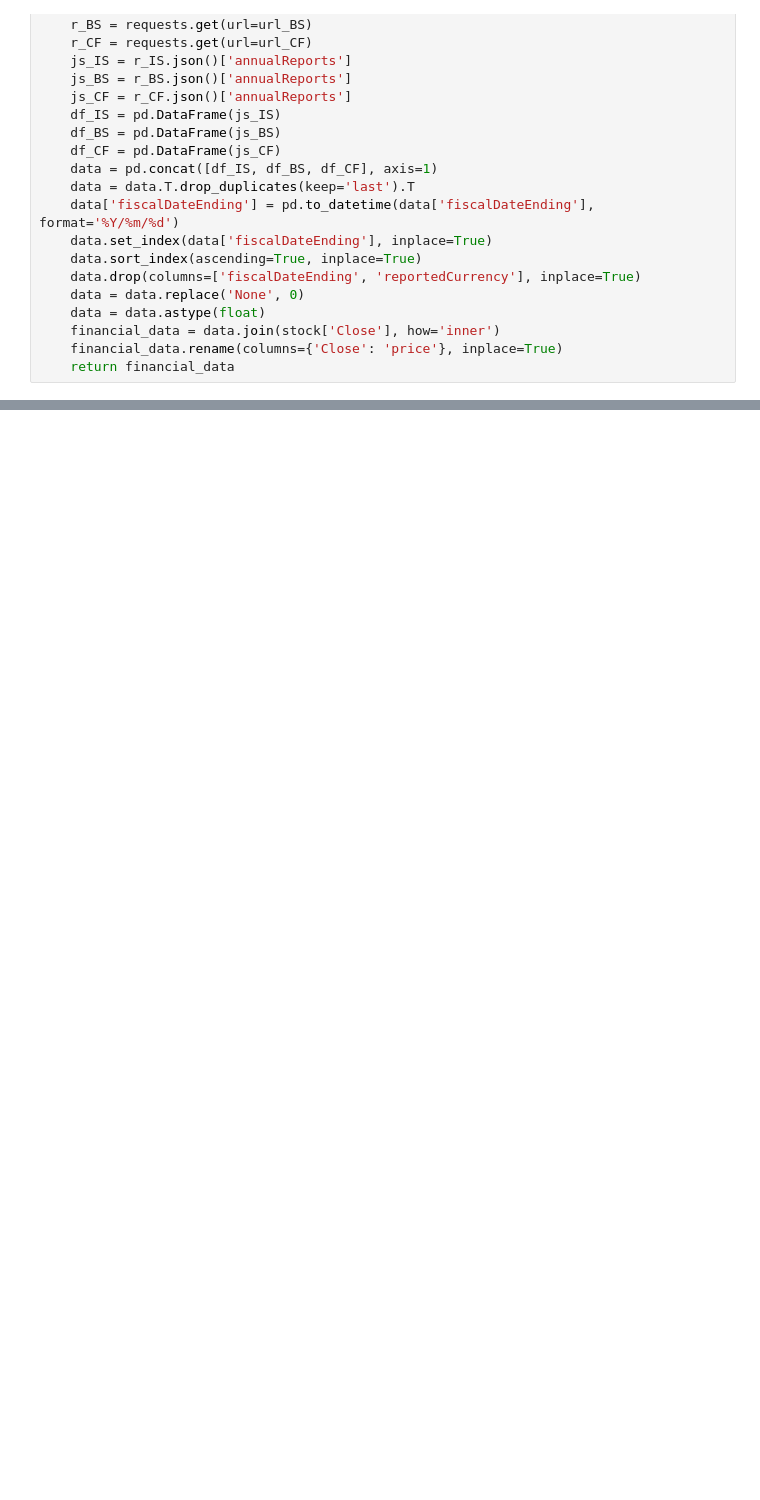
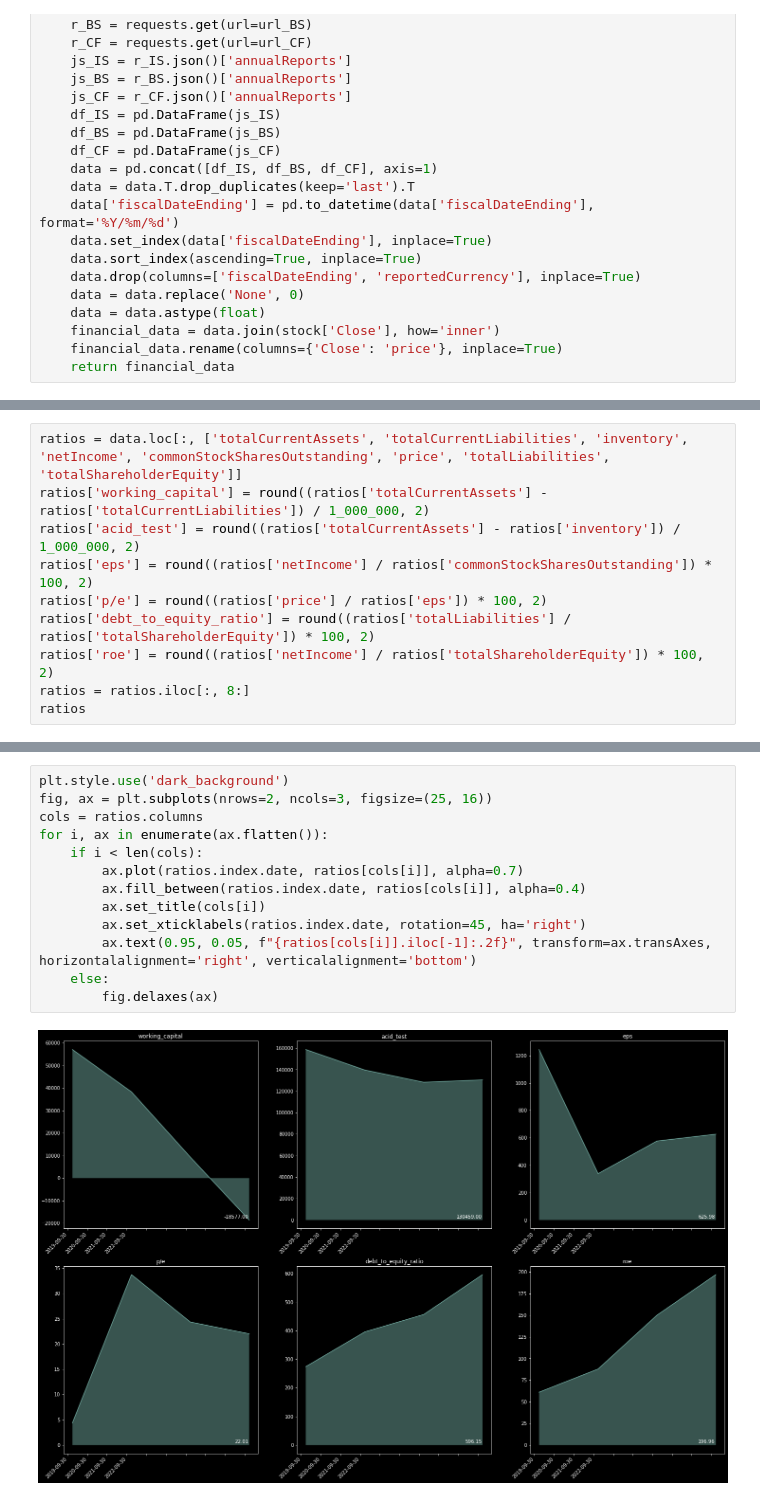
Before and after one commit to Gianmarco20/Finanzas-Quant, a Jupyter notebook: financial_statements.ipynb, the cells around one changed output, grey strips where cells are left out. Drawn from its saved outputs; the diff is of its cells as text; blank space fills up the shorter version.

```diff
--- a/financial_statements.ipynb
+++ b/financial_statements.ipynb
@@ -56,0 +47,10 @@ ratios
+# %%
+ratios = data.loc[:, ['totalCurrentAssets', 'totalCurrentLiabilities', 'inventory', 'netIncome', 'commonStockSharesOutstanding', 'price', 'totalLiabilities', 'totalShareholderEquity']]
+ratios['working_capital'] = round((ratios['totalCurrentAssets'] - ratios['totalCurrentLiabilities']) / 1_000_000, 2)
+ratios['acid_test'] = round((ratios['totalCurrentAssets'] - ratios['inventory']) / 1_000_000, 2)
+ratios['eps'] = round((ratios['netIncome'] / ratios['commonStockSharesOutstanding']) * 100, 2)
+ratios['p/e'] = round((ratios['price'] / ratios['eps']) * 100, 2)
+ratios['debt_to_equity_ratio'] = round((ratios['totalLiabilities'] / ratios['totalShareholderEquity']) * 100, 2)
+ratios['roe'] = round((ratios['netIncome'] / ratios['totalShareholderEquity']) * 100, 2)
+ratios = ratios.iloc[:, 8:]
+ratios
@@ -56,0 +63,15 @@ ratios
+# %%
+plt.style.use('dark_background')
+fig, ax = plt.subplots(nrows=2, ncols=3, figsize=(25, 16))
+cols = ratios.columns
+for i, ax in enumerate(ax.flatten()):
+    if i < len(cols):
+        ax.plot(ratios.index.date, ratios[cols[i]], alpha=0.7)
+        ax.fill_between(ratios.index.date, ratios[cols[i]], alpha=0.4)
+        ax.set_title(cols[i])
+        ax.set_xticklabels(ratios.index.date, rotation=45, ha='right')
+        ax.text(0.95, 0.05, f"{ratios[cols[i]].iloc[-1]:.2f}", transform=ax.transAxes, horizontalalignment='right', verticalalignment='bottom')
+    else:
+        fig.delaxes(ax)
+# %% [output]
+[figure, added]
```
Also changed, not shown: parts of 3 cells of this notebook.
